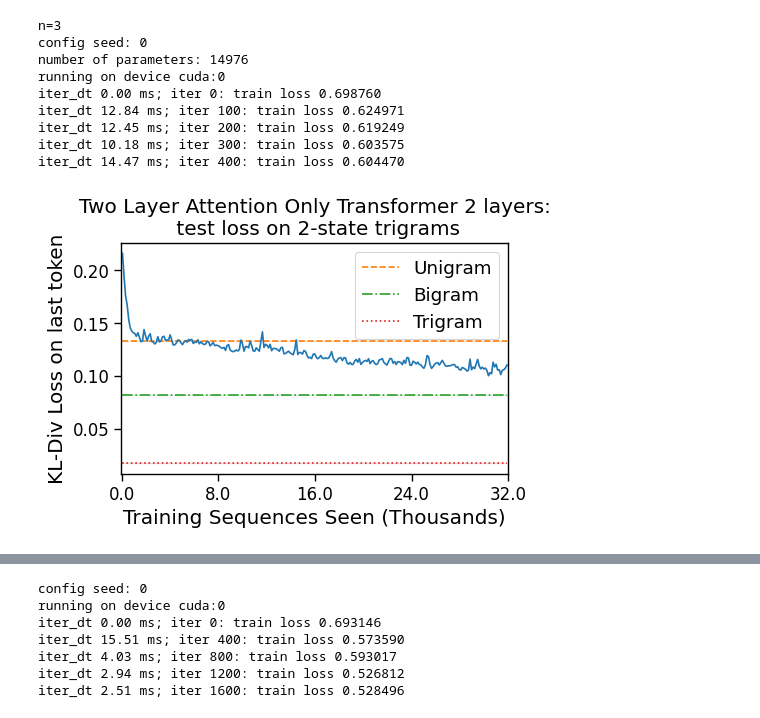
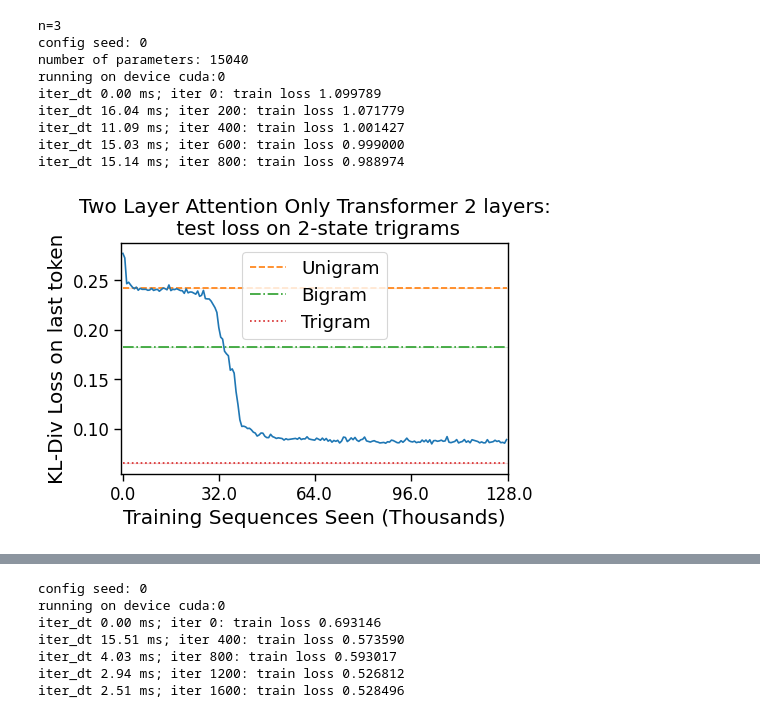
Before and after one commit to EzraEdelman/Evolution-of-Statistical-Induction-Heads, a Jupyter notebook: plots.ipynb, the cells around one changed output, grey strips where cells are left out. Saved outputs shown, nothing was run; the diff lists cells and outputs as text; code cells hidden in the pictures.

```diff
--- a/plots.ipynb
+++ b/plots.ipynb
@@ -40,15 +40,15 @@ histories, datem, bigram_data, unigram_data = [], [], [], []
 # default.model_type = f'one head (attention only, corrected rel pos)'
 # default.model_type = 'Attention-Only Relative positions Transformer'
 print(f"n={n}")
-default.vocab_size = 2
+default.vocab_size = 3
 default.n_head = n - 1
 # default.n_head = 1
 default.n_embd = 16 * default.n_head #* 3
 default.n_layer = 2
-default.max_iters = 1000
+default.max_iters = 500
 default.n = n
 # default.block_size = 200
-# default.batch_size = 128
+default.batch_size = 128
 # default.batch_size = 64
 default.dataset = datasets.ngrams('train', n, default.block_size+1, default.vocab_size, last_token_only=False)
 default.learning_rate = 4e-3
@@ -77,37 +77,37 @@ for model_history in histories:
     # if default.vocab_size < 4 and default.n == 2:
     #     data = test_error.test_last_token(model_history, bigram_dataset, device)
     #     bigram_data.append(data)
     #     data = test_error.test_last_token(model_history, unigram_dataset, device)
     #     unigram_data.append(data)
 
 axes = graphing_pipeline.test_loss(datem, default)
 plt.legend()
 plt.show()
 # # plt.savefig(f"{path}/{name}_test_loss.pdf", format='pdf', bbox_inches='tight')
 # plt.show()
 # for lab, i in enumerate(datem[-1][1]):
 #     plt.plot((i,)*len(datem[-1][0]), label = f"{lab}")
 # plt.legend()
 # plt.show()
 
 # fig, axes = graphing_pipeline.pos_encode_graph(model_history, datem, default)
 # # plt.savefig(f"{path}/{name}_pos.pdf", format='pdf', bbox_inches='tight')
 # plt.show()
 # if default.vocab_size < 4 and default.n == 2:
 #     fig, axes = graphing_pipeline.out_of_distribution(datem, unigram_data, bigram_data, default)
 #     # plt.savefig(f"{path}/{name}_loss.pdf", format='pdf', bbox_inches='tight')
 #     plt.show()
 # axes = graphing_pipeline.similarity(datem, default)
 # # plt.savefig(f"{path}/{name}_similarity.pdf", format='pdf', bbox_inches='tight')
 # plt.show()
 # %% [output]
 n=3
 config seed: 0
-number of parameters: 14976
+number of parameters: 15040
 running on device cuda:0
-iter_dt 0.00 ms; iter 0: train loss 0.698760
-iter_dt 12.84 ms; iter 100: train loss 0.624971
-iter_dt 12.45 ms; iter 200: train loss 0.619249
-iter_dt 10.18 ms; iter 300: train loss 0.603575
-iter_dt 14.47 ms; iter 400: train loss 0.604470
+iter_dt 0.00 ms; iter 0: train loss 1.099789
+iter_dt 16.04 ms; iter 200: train loss 1.071779
+iter_dt 11.09 ms; iter 400: train loss 1.001427
+iter_dt 15.03 ms; iter 600: train loss 0.999000
+iter_dt 15.14 ms; iter 800: train loss 0.988974
-[figure, old version]
+[figure, new version]
```
Also changed, not shown: parts of 3 cells of this notebook.
